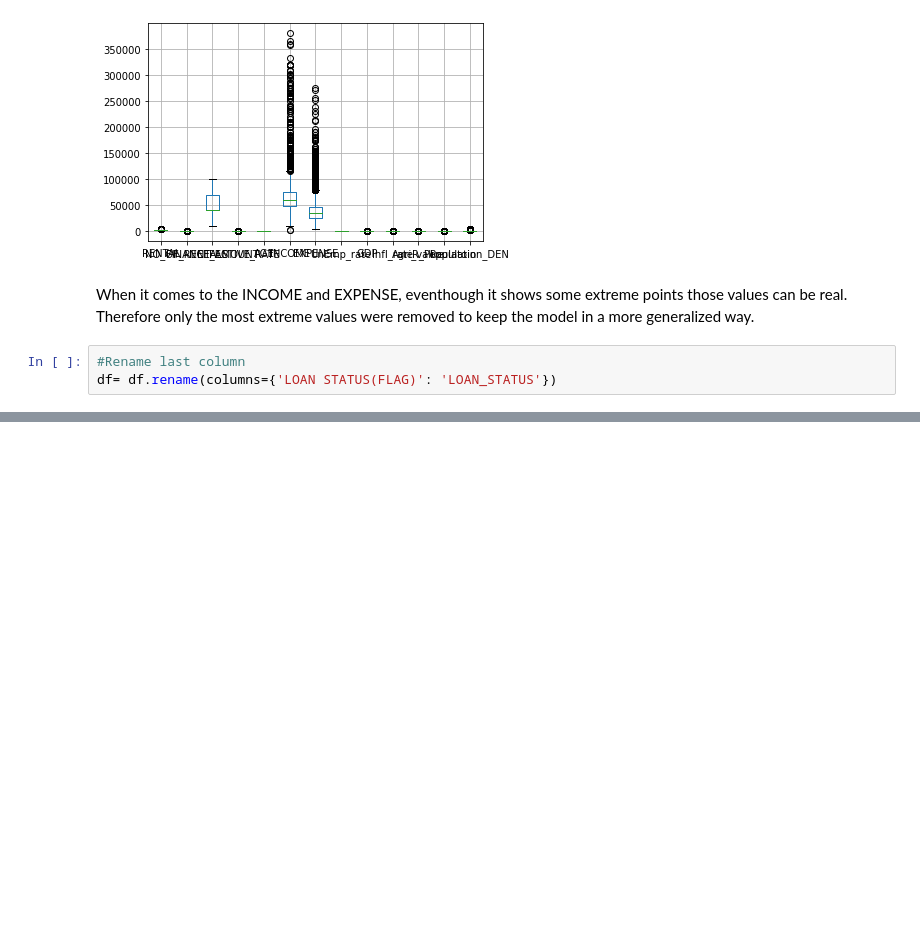
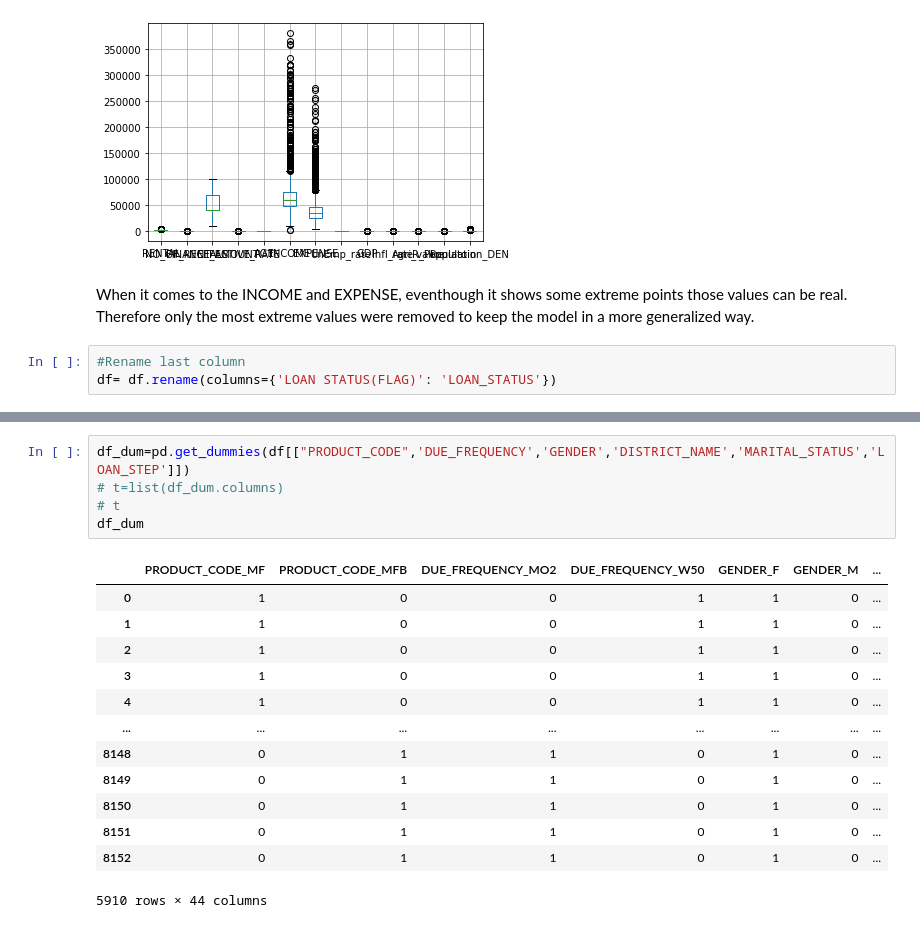
Before and after one commit to Navodya-Pramodi/ResearchProject_MF, a Jupyter notebook: ResearchProjectFinalYear.ipynb, the cells around one changed output, grey strips where cells are left out. Cells and saved outputs as stored; diff of their text form; blank space fills up the shorter version.

```diff
--- a/ResearchProjectFinalYear.ipynb
+++ b/ResearchProjectFinalYear.ipynb
@@ -193,0 +210,19 @@ df= df.rename(columns={'LOAN STATUS(FLAG)': 'LOAN_STATUS'})
+# %%
+df_dum=pd.get_dummies(df[["PRODUCT_CODE",'DUE_FREQUENCY','GENDER','DISTRICT_NAME','MARITAL_STATUS','LOAN_STEP']])
+# t=list(df_dum.columns)
+# t
+df_dum
+# %% [output]
+|  | PRODUCT_CODE_MF | PRODUCT_CODE_MFB | DUE_FREQUENCY_MO2 | DUE_FREQUENCY_W50 | GENDER_F | GENDER_M | ... |
+| 0 | 1 | 0 | 0 | 1 | 1 | 0 | ... |
+| 1 | 1 | 0 | 0 | 1 | 1 | 0 | ... |
+| 2 | 1 | 0 | 0 | 1 | 1 | 0 | ... |
+| 3 | 1 | 0 | 0 | 1 | 1 | 0 | ... |
+| 4 | 1 | 0 | 0 | 1 | 1 | 0 | ... |
+| ... | ... | ... | ... | ... | ... | ... | ... |
+| 8148 | 0 | 1 | 1 | 0 | 1 | 0 | ... |
+| 8149 | 0 | 1 | 1 | 0 | 1 | 0 | ... |
+| 8150 | 0 | 1 | 1 | 0 | 1 | 0 | ... |
+| 8151 | 0 | 1 | 1 | 0 | 1 | 0 | ... |
+| 8152 | 0 | 1 | 1 | 0 | 1 | 0 | ... |
+5910 rows × 44 columns
```
Also changed, not shown: parts of 5 cells of this notebook.
